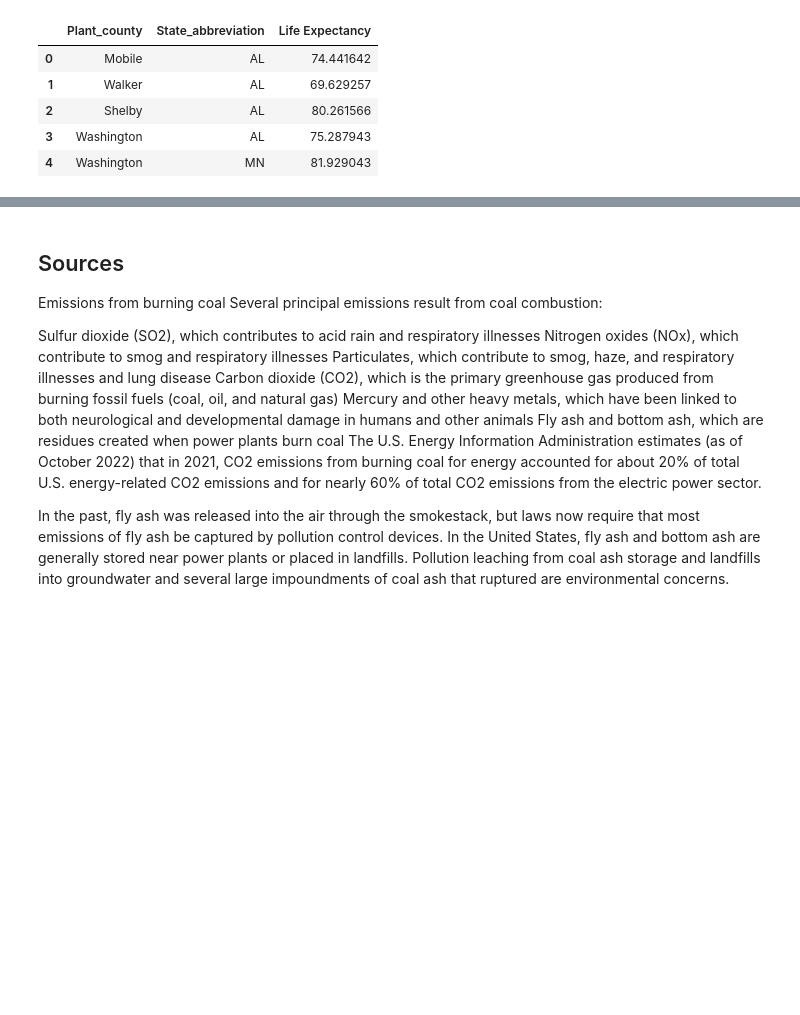
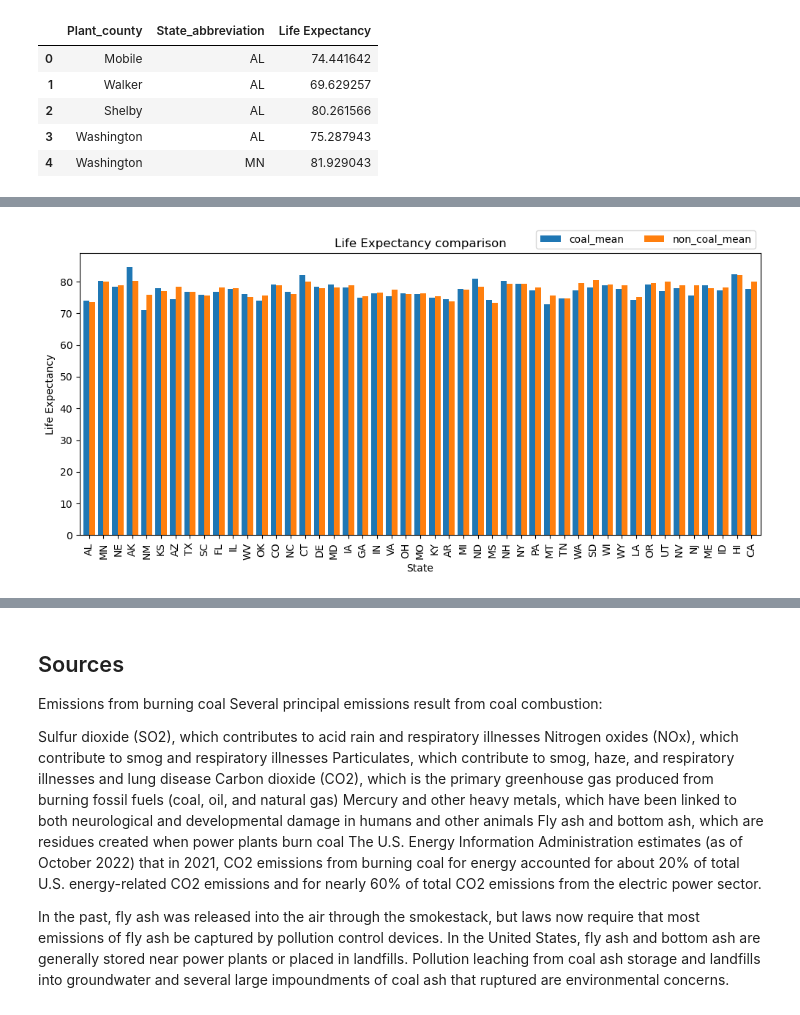
Before and after one commit to aaronjamesroberts/APCV-361-Final-Project-Snedden-Roberts, a Jupyter notebook: final.ipynb, the cells around one changed output, grey strips where cells are left out. Cells and saved outputs as stored; diff of their text form; code cells hidden in the pictures; blank space fills up the shorter version.

Commit message:
data vis poss.

```diff
--- a/final.ipynb
+++ b/final.ipynb
@@ -287,13 +247,21 @@ for x,y in zip(states, coal_values):
         raise AttributeError
 
 for key in value_lib.keys():
-    x = np.median([non_coal_merge_1['Life Expectancy'][i] for i in range(0, len(non_coal_merge_1['State_abbreviation']))\
-         if non_coal_merge_1['State_abbreviation'][i] == key])
-    value_lib[key]= (np.median(value_lib[key]),x)
+    non_coal_quan_75 = np.quantile([[non_coal_merge_1['Life Expectancy'][i] for i in range(0, len(non_coal_merge_1['State_abbreviation']))\
+    if non_coal_merge_1['State_abbreviation'][i] == key]],0.75)
+    non_coal_quan_25 = np.quantile([[non_coal_merge_1['Life Expectancy'][i] for i in range(0, len(non_coal_merge_1['State_abbreviation']))\
+    if non_coal_merge_1['State_abbreviation'][i] == key]],0.25)
+
+    coal_quan_75 = np.quantile([[coal_merge_1['Life Expectancy'][i] for i in range(0, len(coal_merge_1['State_abbreviation']))\
+    if coal_merge_1['State_abbreviation'][i] == key]],0.75)
+    coal_quan_25 = np.quantile([[coal_merge_1['Life Expectancy'][i] for i in range(0, len(coal_merge_1['State_abbreviation']))\
+    if coal_merge_1['State_abbreviation'][i] == key]],0.25)
+
+    x = np.mean([non_coal_merge_1['Life Expectancy'][i] for i in range(0, len(non_coal_merge_1['State_abbreviation']))\
+    if non_coal_merge_1['State_abbreviation'][i] == key])# adding the non_coal. coal already in lib
+
+    value_lib[key]= np.mean(value_lib[key]),x, non_coal_quan_75, non_coal_quan_25, coal_quan_75, coal_quan_25
     # 2nd val should be non coal
 
-#for key in value_lib.keys():
-#    for val in range(0,len(non_coal_merge_1['State_abbreviation'])):
-#        if non_coal_merge_1['State_abbreviation'][val] == key
-
-    #value_lib[key] = np.mean([i for non_coal_merge_1['Life Expectancy'][i] in range(0, len(non_coal_merge_1['State_abbreviation'])) if non_coal_merge_1['State_abbreviation'][i] == key])
+dict_df = pd.DataFrame.from_dict(value_lib, orient='index', columns=['coal_mean', 'non_coal_mean', 'non_coal_q75', 'non_coal_q25',\
+                                                                     'coal_q75', 'coal_q25'])
@@ -357,0 +270,7 @@ pd_lib
+# %%
+dict_df.plot.bar(y=['coal_mean','non_coal_mean'], ylabel='Life Expectancy', xlabel='State', title='Life Expectancy comparison',\
+                figsize=(12,5), width= 0.8 )
+plt.legend(bbox_to_anchor=(1.0,1.1), ncol=2)
+plt.show()
+# %% [output]
+[figure, added]
```
Also changed, not shown: parts of 12 cells of this notebook.
